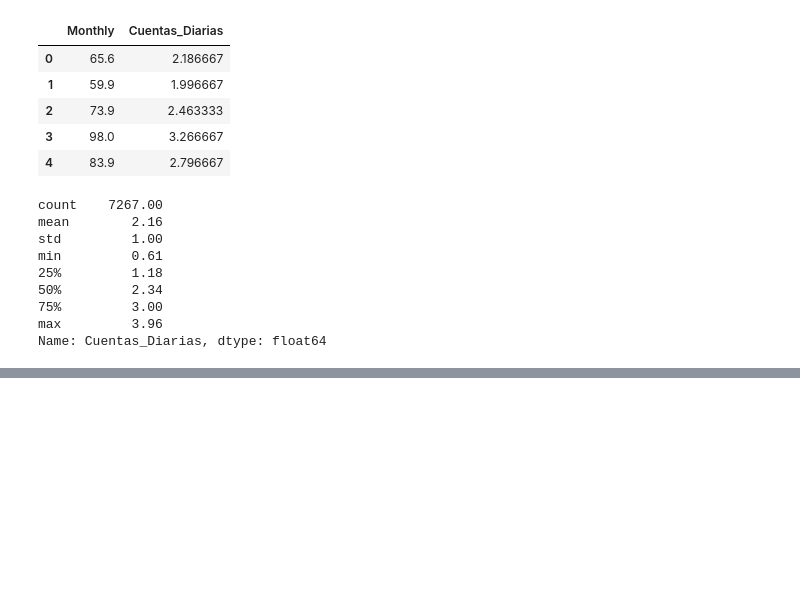
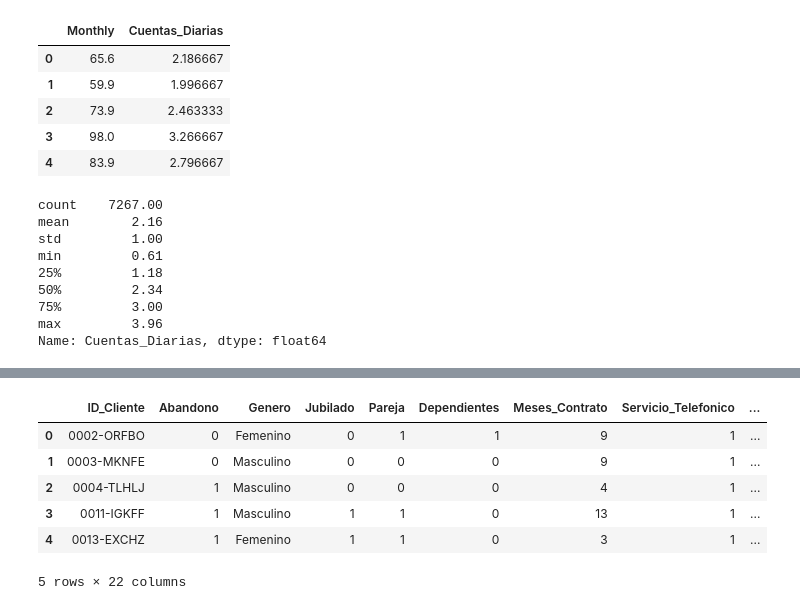
Before and after one commit to LordAguaKate/Telecom, a Jupyter notebook: notebooks/2.0-analisis-exploratorio.ipynb, the cells around one changed output, grey strips where cells are left out. Cells and saved outputs as stored; diff of their text form; code cells hidden in the pictures; blank space fills up the shorter version.

```diff
--- a/notebooks/2.0-analisis-exploratorio.ipynb
+++ b/notebooks/2.0-analisis-exploratorio.ipynb
@@ -203,0 +268,20 @@ Name: Cuentas_Diarias, dtype: float64
+# %%
+# Conversión binaria
+mapa_binario = {'Yes': 1, 'No': 0}
+
+cols_binarias = ['Pareja', 'Dependientes', 'Servicio_Telefonico', 'Facturacion_Digital', 'Abandono']
+
+for col in cols_binarias:
+    # Aseguramos que solo mapeamos si la columna existe
+    if col in df.columns:
+        df[col] = df[col].map(mapa_binario)
+# %%
+display(df.head())
+# %% [output]
+|  | ID_Cliente | Abandono | Genero | Jubilado | Pareja | Dependientes | Meses_Contrato | Servicio_Telefonico | ... |
+| 0 | 0002-ORFBO | 0 | Femenino | 0 | 1 | 1 | 9 | 1 | ... |
+| 1 | 0003-MKNFE | 0 | Masculino | 0 | 0 | 0 | 9 | 1 | ... |
+| 2 | 0004-TLHLJ | 1 | Masculino | 0 | 0 | 0 | 4 | 1 | ... |
+| 3 | 0011-IGKFF | 1 | Masculino | 1 | 1 | 0 | 13 | 1 | ... |
+| 4 | 0013-EXCHZ | 1 | Femenino | 1 | 1 | 0 | 3 | 1 | ... |
+5 rows × 22 columns
```
Also changed, not shown: parts of 5 cells of this notebook.
